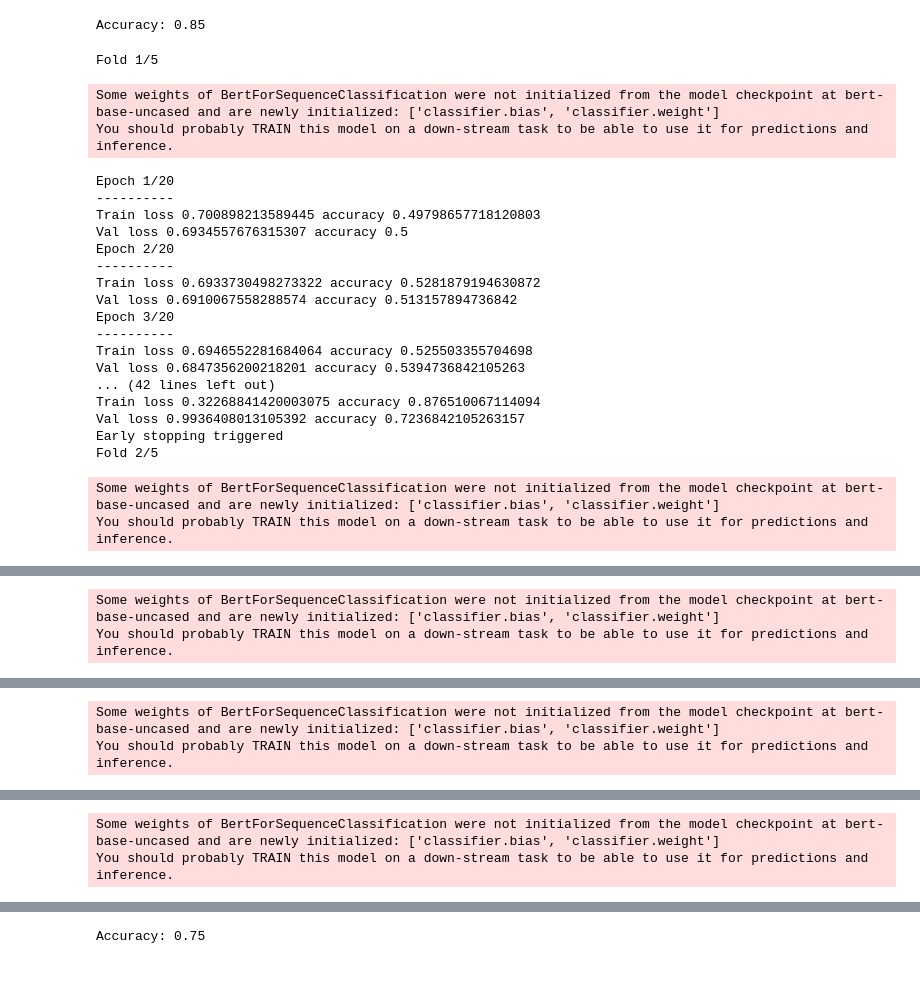
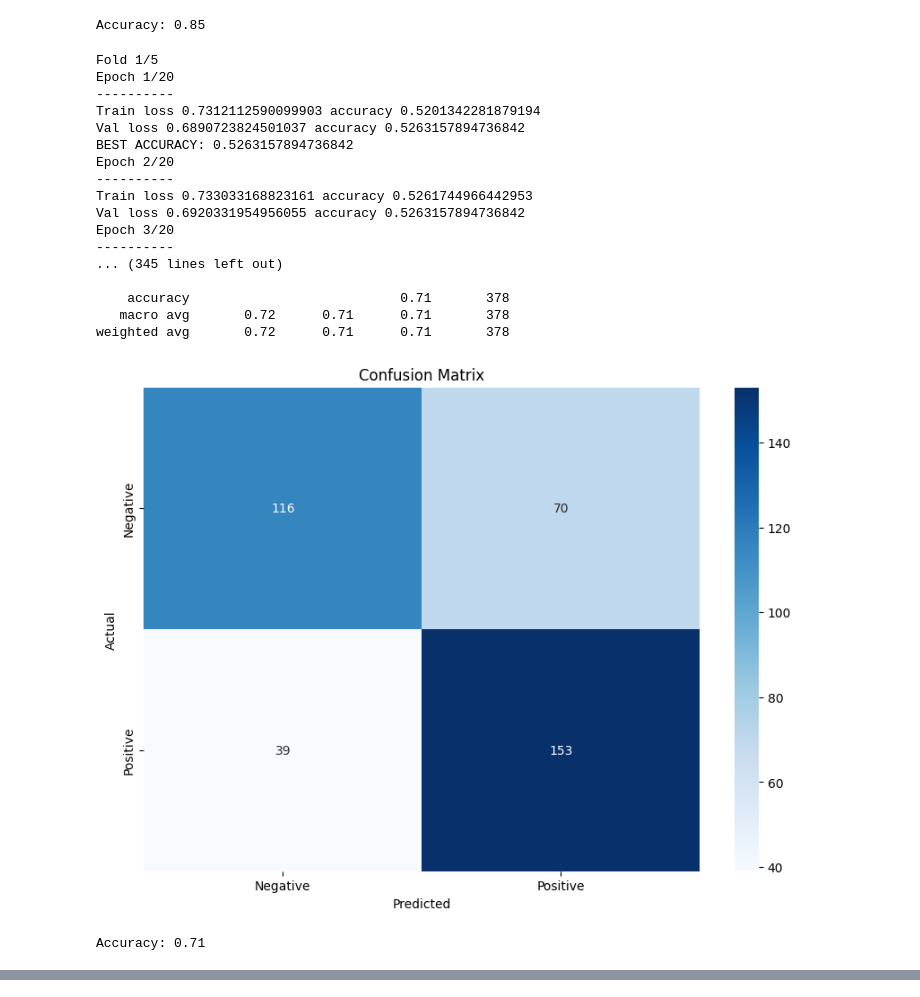
Before and after one commit to hsreekumar/Data_capstone, a Jupyter notebook: Stock_News_BERT_Cross.ipynb, the cells around one changed output, grey strips where cells are left out. Drawn from its saved outputs; the diff is of its cells as text; code cells hidden in the pictures.

```diff
--- a/Stock_News_BERT_Cross.ipynb
+++ b/Stock_News_BERT_Cross.ipynb
@@ -1417,7 +1417,7 @@ import re
 import torch
 import torch.nn as nn
 from torch.utils.data import DataLoader, Dataset
-from transformers import BertTokenizer, BertForSequenceClassification, AdamW, get_linear_schedule_with_warmup
+from transformers import BertTokenizer, BertModel, AdamW, get_linear_schedule_with_warmup
 from sklearn.metrics import confusion_matrix, classification_report, accuracy_score
 from sklearn.model_selection import StratifiedKFold
 import seaborn as sns
@@ -1492,10 +1492,24 @@ device = torch.device("cuda" if torch.cuda.is_available() else "cpu")
 class NewsClassifier(nn.Module):
     def __init__(self, n_classes):
         super(NewsClassifier, self).__init__()
-        self.bert = BertForSequenceClassification.from_pretrained('bert-base-uncased', num_labels=n_classes)
+        self.bert = BertModel.from_pretrained('bert-base-uncased')
+        self.dropout = nn.Dropout(p=0.3)
+        self.fc1 = nn.Linear(self.bert.config.hidden_size, 256)
+        self.batch_norm1 = nn.BatchNorm1d(256)
+        self.fc2 = nn.Linear(256, n_classes)
 
     def forward(self, input_ids, attention_mask):
-        return self.bert(input_ids=input_ids, attention_mask=attention_mask)
+        outputs = self.bert(
+            input_ids=input_ids,
+            attention_mask=attention_mask
+        )
+        cls_output = outputs.pooler_output
+        x = self.dropout(cls_output)
+        x = self.fc1(x)
+        x = self.batch_norm1(x)
+        x = torch.relu(x)
+        x = self.dropout(x)
+        return self.fc2(x)
 
 # Training function
 def train_epoch(model, data_loader, loss_fn, optimizer, device, scheduler, n_examples):
@@ -1514,8 +1528,8 @@ def train_epoch(model, data_loader, loss_fn, optimizer, device, scheduler, n_exa
             attention_mask=attention_mask
         )
 
-        _, preds = torch.max(outputs.logits, dim=1)
-        loss = loss_fn(outputs.logits, labels)
+        _, preds = torch.max(outputs, dim=1)
+        loss = loss_fn(outputs, labels)
 
         correct_predictions += torch.sum(preds == labels)
         losses.append(loss.item())
@@ -1546,8 +1560,8 @@ def eval_model(model, data_loader, loss_fn, device, n_examples):
                 attention_mask=attention_mask
             )
 
-            _, preds = torch.max(outputs.logits, dim=1)
-            loss = loss_fn(outputs.logits, labels)
+            _, preds = torch.max(outputs, dim=1)
+            loss = loss_fn(outputs, labels)
 
             correct_predictions += torch.sum(preds == labels)
             losses.append(loss.item())
@@ -1636,8 +1650,9 @@ for fold, ((train_index, _), (_, val_index)) in enumerate(zip(kf_train.split(tra
         if best_accuracy > best_overall_accuracy:
             best_overall_accuracy = best_accuracy
             best_overall_model_state = best_model_state
+            print(f"BEST ACCURACY: {best_accuracy}")
 # Load the best model
-model.load_state_dict(best_model_state)
+model.load_state_dict(best_overall_model_state)
 
 # Evaluation on test set
 test_data_loader = create_data_loader(test_headlines, y_test, tokenizer, MAX_LEN, BATCH_SIZE)
@@ -1656,53 +1671,50 @@ with torch.no_grad():
             attention_mask=attention_mask
         )
 
-        _, preds = torch.max(outputs.logits, dim=1)
+        _, preds = torch.max(outputs, dim=1)
 
         y_test_pred.extend(preds)
         y_test_true.extend(labels)
 
 y_test_pred = torch.stack(y_test_pred).cpu()
 y_test_true = torch.stack(y_test_true).cpu()
 
 # Compute and print confusion matrix and classification report
 print("\nConfusion Matrix (test):")
 cm = confusion_matrix(y_test_true, y_test_pred)
 print(cm)
 
 print("\nClassification Report (test):")
 print(classification_report(y_test_true, y_test_pred))
 
 # Plot confusion matrix
 plt.figure(figsize=(10, 7))
 sns.heatmap(cm, annot=True, fmt='d', cmap='Blues', xticklabels=['Negative', 'Positive'], yticklabels=['Negative', 'Positive'])
 plt.xlabel('Predicted')
 plt.ylabel('Actual')
 plt.title('Confusion Matrix')
 plt.show()
 
 # Print accuracy
 accuracy = accuracy_score(y_test_true, y_test_pred)
 print(f"\nAccuracy: {accuracy:.2f}")
 # %% [output]
 Fold 1/5
+Epoch 1/20
+----------
+Train loss 0.7312112590099903 accuracy 0.5201342281879194
+Val loss 0.6890723824501037 accuracy 0.5263157894736842
+BEST ACCURACY: 0.5263157894736842
+Epoch 2/20
+----------
+Train loss 0.733033168823161 accuracy 0.5261744966442953
+Val loss 0.6920331954956055 accuracy 0.5263157894736842
+Epoch 3/20
+----------
+... (345 lines left out)
+
+    accuracy                           0.71       378
+   macro avg       0.72      0.71      0.71       378
+weighted avg       0.72      0.71      0.71       378
+[figure, new version]
-Some weights of BertForSequenceClassification were not initialized from the model checkpoint at bert-base-uncased and are newly initialized: ['classifier.bias', 'classifier.weight']
-You should probably TRAIN this model on a down-stream task to be able to use it for predictions and inference.
+Accuracy: 0.71
-Epoch 1/20
-----------
-Train loss 0.700898213589445 accuracy 0.49798657718120803
-Val loss 0.6934557676315307 accuracy 0.5
-Epoch 2/20
-----------
-Train loss 0.6933730498273322 accuracy 0.5281879194630872
-Val loss 0.6910067558288574 accuracy 0.513157894736842
-Epoch 3/20
-----------
-Train loss 0.6946552281684064 accuracy 0.525503355704698
-Val loss 0.6847356200218201 accuracy 0.5394736842105263
-... (42 lines left out)
-Train loss 0.32268841420003075 accuracy 0.876510067114094
-Val loss 0.9936408013105392 accuracy 0.7236842105263157
-Early stopping triggered
-Fold 2/5
-Some weights of BertForSequenceClassification were not initialized from the model checkpoint at bert-base-uncased and are newly initialized: ['classifier.bias', 'classifier.weight']
-You should probably TRAIN this model on a down-stream task to be able to use it for predictions and inference.
@@ -1726,2 +1720,0 @@ Fold 3/5
-Some weights of BertForSequenceClassification were not initialized from the model checkpoint at bert-base-uncased and are newly initialized: ['classifier.bias', 'classifier.weight']
-You should probably TRAIN this model on a down-stream task to be able to use it for predictions and inference.
@@ -1745,2 +1720,0 @@ Fold 4/5
-Some weights of BertForSequenceClassification were not initialized from the model checkpoint at bert-base-uncased and are newly initialized: ['classifier.bias', 'classifier.weight']
-You should probably TRAIN this model on a down-stream task to be able to use it for predictions and inference.
@@ -1764,2 +1720,0 @@ Fold 5/5
-Some weights of BertForSequenceClassification were not initialized from the model checkpoint at bert-base-uncased and are newly initialized: ['classifier.bias', 'classifier.weight']
-You should probably TRAIN this model on a down-stream task to be able to use it for predictions and inference.
@@ -1784 +1720,0 @@ weighted avg       0.75      0.75      0.75       378
-Accuracy: 0.75
```
Also changed, not shown: parts of 1 cell of this notebook.
